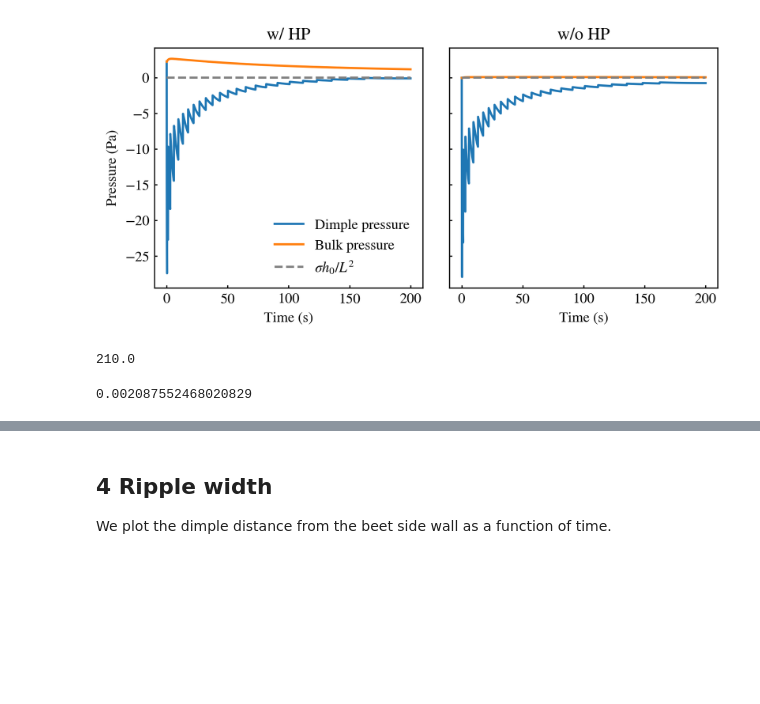
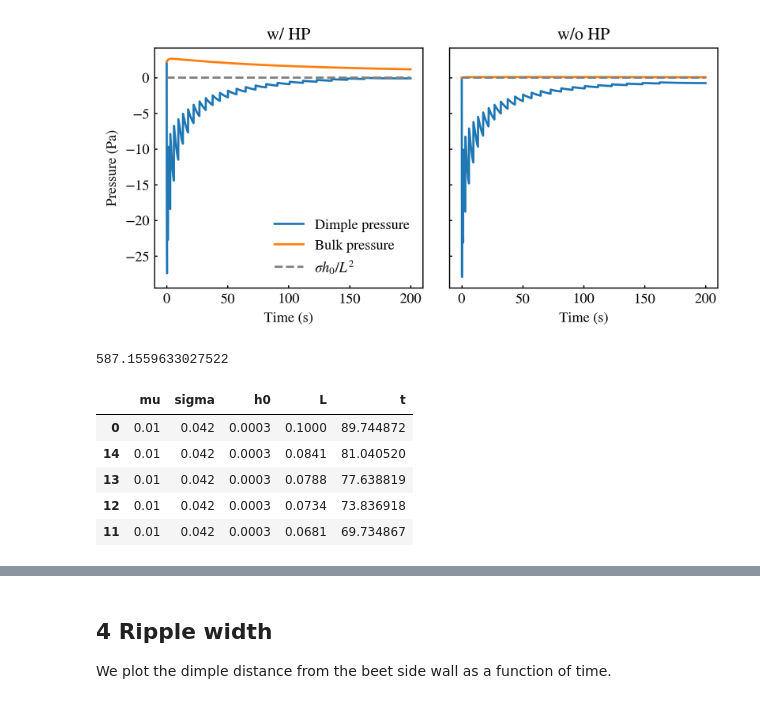
Before and after one commit to ZLoverty/WPM, a Jupyter notebook: Code/Response_to_reviewers.ipynb, the cells around one changed output, grey strips where cells are left out. Cells and saved outputs as stored; diff of their text form; code cells hidden in the pictures; blank space fills up the shorter version.

```diff
--- a/Code/Response_to_reviewers.ipynb
+++ b/Code/Response_to_reviewers.ipynb
@@ -333,11 +339,14 @@ ax[0].legend(frameon=False, )
 # %% [output]
 <matplotlib.legend.Legend at 0x...>
 [figure]
-# %%
-sigma / 0.2e-3
-# %% [output]
-210.0
-# %%
-p[60]
-# %% [output]
-0.002087552468020829
+# %%
+mu = 1e-2
+L = 24e-3
+h0 = 1e-4
+sigma = 42e-3
+g = 9.81
+rho = 1e3
+tau = mu * L**2 / rho / g / h0**3
+tau
+# %% [output]
+587.1559633027522
@@ -343,0 +355,9 @@ p[60]
+# %%
+data.head()
+# %% [output]
+|  | mu | sigma | h0 | L | t |
+| 0 | 0.01 | 0.042 | 0.0003 | 0.1000 | 89.744872 |
+| 14 | 0.01 | 0.042 | 0.0003 | 0.0841 | 81.040520 |
+| 13 | 0.01 | 0.042 | 0.0003 | 0.0788 | 77.638819 |
+| 12 | 0.01 | 0.042 | 0.0003 | 0.0734 | 73.836918 |
+| 11 | 0.01 | 0.042 | 0.0003 | 0.0681 | 69.734867 |
```
Also changed, not shown: parts of 4 cells of this notebook, 1 other file.
